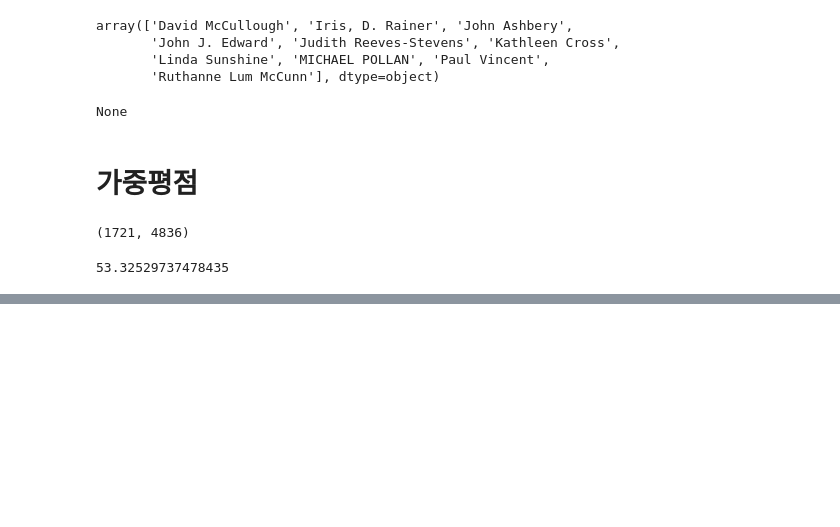
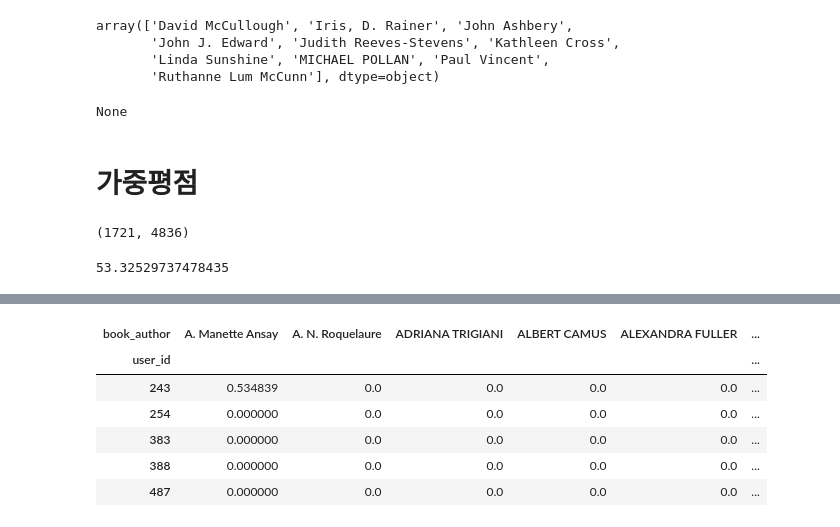
Before and after one commit to hyeyoung-x/DA36_mini2_Bookitoki, a Jupyter notebook: soovin/preprocess_data_soovin.ipynb, the cells around one changed output, grey strips where cells are left out. Saved outputs shown, nothing was run; the diff lists cells and outputs as text; code cells hidden in the pictures; blank space fills up the shorter version.

```diff
--- a/soovin/preprocess_data_soovin.ipynb
+++ b/soovin/preprocess_data_soovin.ipynb
@@ -283,0 +292,20 @@ IndexError: single positional indexer is out-of-bounds
+# %%
+def predict_ratings_user_to_author(topn=20):
+    # 최종 반환된 예측 평점 ndarray
+    pred = np.zeros(user_author_df.shape)  # (1721, 4836)
+
+    # 작가별 루프
+    for author_idx in range(pred.shape[1]):
+        # 작가별 평점 유사도 topn건 인덱스
+        topn_sim_idx = user_author_sim_df.iloc[author_idx].argsort()[:-(topn + 1):-1]
+
+        # 사용자 루프
+        for user_idx in range(pred.shape[0]):
+            # 개별 사용자와 작가에 대해 가중평점 예측
+            pred[user_idx, author_idx] = predict_ratings_for_user(user_idx, author_idx, topn_sim_idx)
+
+    return pred
+
+# 예측 평점 생성
+ratings_pred = predict_ratings_user_to_author(20)
+print(ratings_pred.shape)
@@ -283,0 +358,10 @@ IndexError: single positional indexer is out-of-bounds
+# %%
+pred_rating_df.iloc[:5, :10]
+# %% [output]
+| book_author | A. Manette Ansay | A. N. Roquelaure | ADRIANA TRIGIANI | ALBERT CAMUS | ALEXANDRA FULLER | ... |
+| user_id |  |  |  |  |  | ... |
+| 243 | 0.534839 | 0.0 | 0.0 | 0.0 | 0.0 | ... |
+| 254 | 0.000000 | 0.0 | 0.0 | 0.0 | 0.0 | ... |
+| 383 | 0.000000 | 0.0 | 0.0 | 0.0 | 0.0 | ... |
+| 388 | 0.000000 | 0.0 | 0.0 | 0.0 | 0.0 | ... |
+| 487 | 0.000000 | 0.0 | 0.0 | 0.0 | 0.0 | ... |
```
Also changed, not shown: parts of 7 cells of this notebook.
